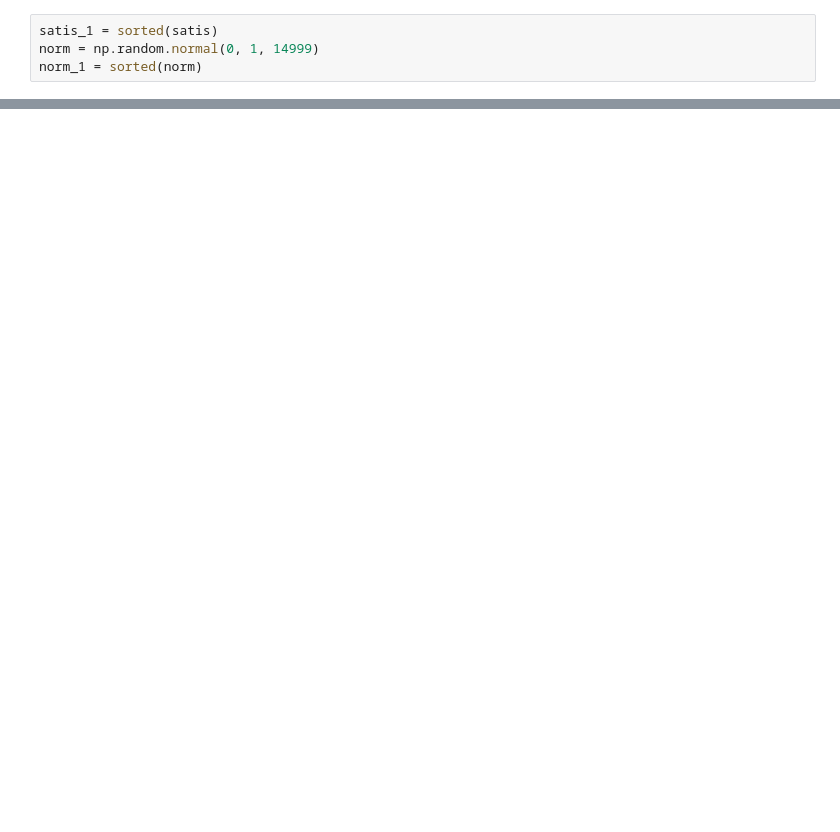
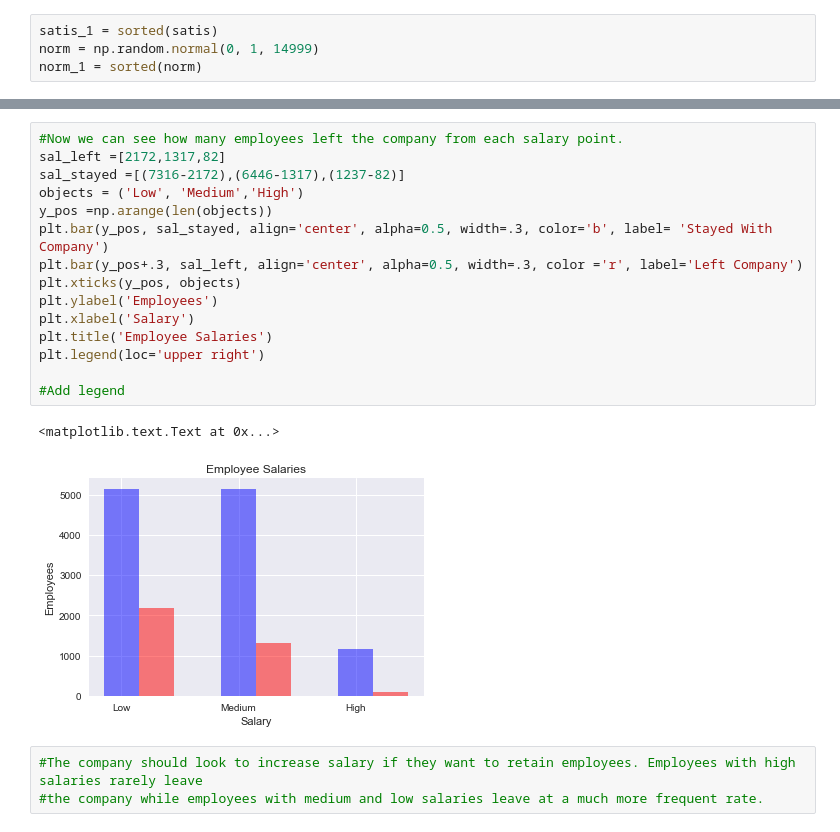
Before and after one commit to conb1299/Draft-1, a Jupyter notebook: Draft 1.ipynb, the cells around one changed output, grey strips where cells are left out. Cells and saved outputs as stored; diff of their text form; blank space fills up the shorter version.

```diff
--- a/Draft 1.ipynb
+++ b/Draft 1.ipynb
@@ -75,0 +225,21 @@ NormaltestResult(statistic=1200.9584504966565, pvalue=1.6412924703269606e-261)
+# %%
+#Now we can see how many employees left the company from each salary point.
+sal_left =[2172,1317,82]
+sal_stayed =[(7316-2172),(6446-1317),(1237-82)]
+objects = ('Low', 'Medium','High')
+y_pos =np.arange(len(objects))
+plt.bar(y_pos, sal_stayed, align='center', alpha=0.5, width=.3, color='b', label= 'Stayed With Company')
+plt.bar(y_pos+.3, sal_left, align='center', alpha=0.5, width=.3, color ='r', label='Left Company')
+plt.xticks(y_pos, objects)
+plt.ylabel('Employees')
+plt.xlabel('Salary')
+plt.title('Employee Salaries')
+plt.legend(loc='upper right')
+
+#Add legend
+# %% [output]
+<matplotlib.text.Text at 0x...>
+[figure, added]
+# %%
+#The company should look to increase salary if they want to retain employees. Employees with high salaries rarely leave
+#the company while employees with medium and low salaries leave at a much more frequent rate.
```
Also changed, not shown: parts of 23 cells of this notebook.
